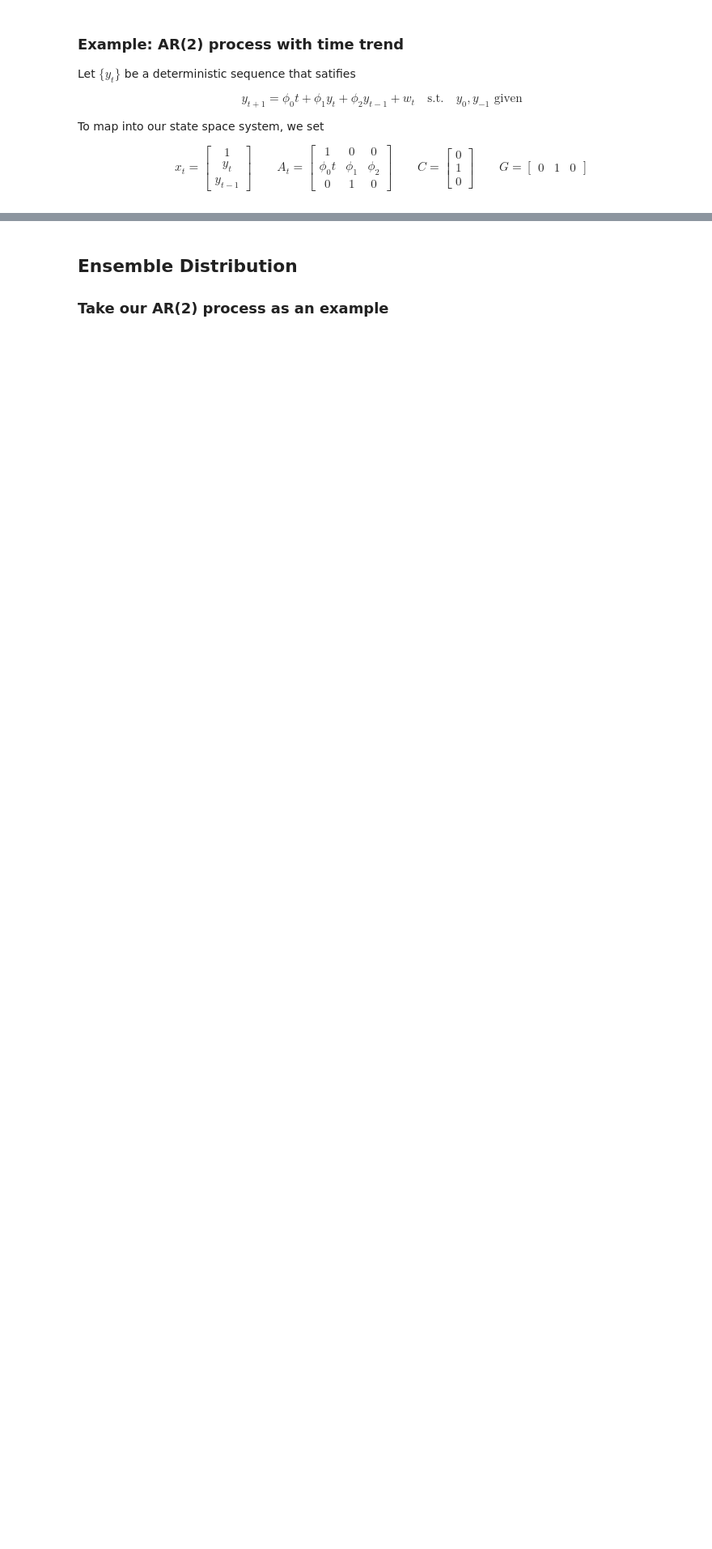
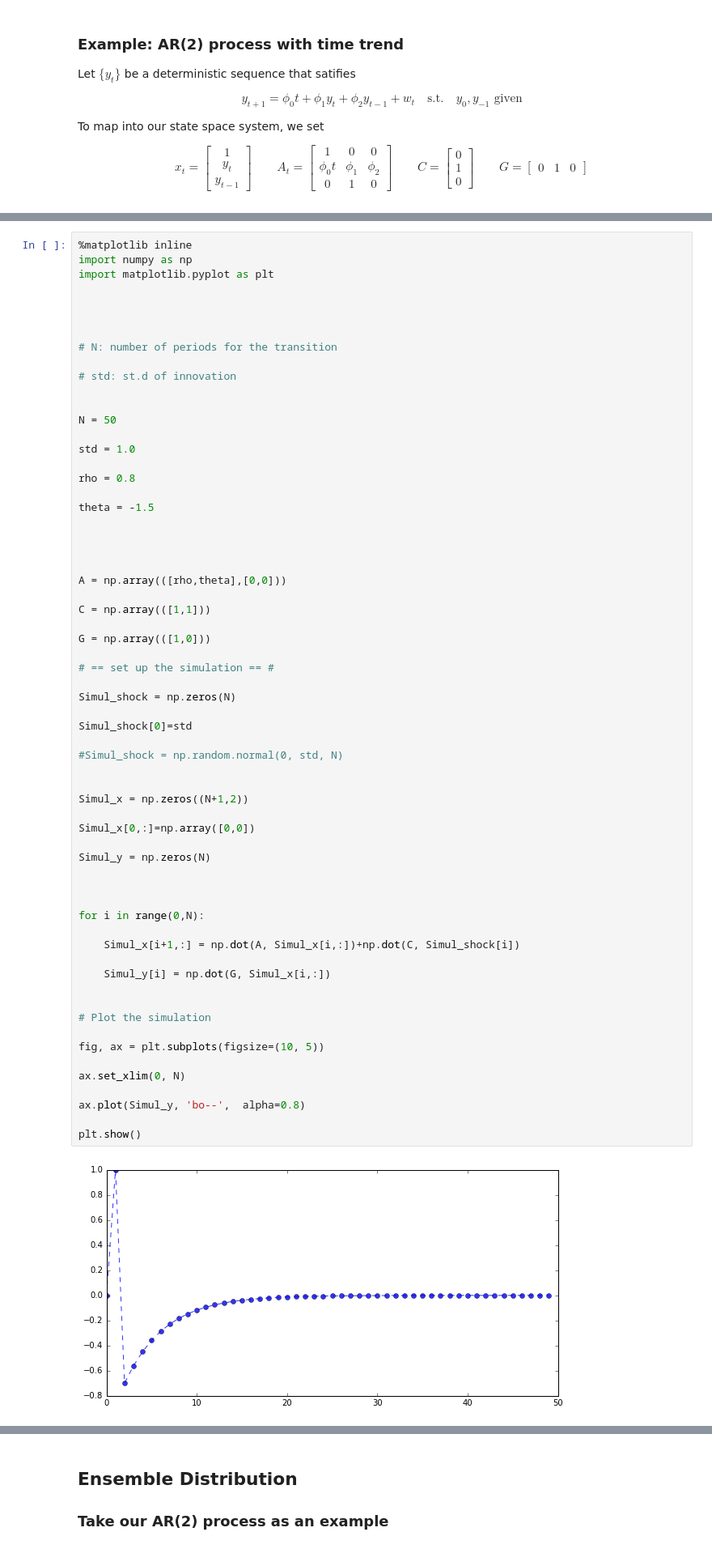
Before and after one commit to mmcky/nyu-econ-370, a Jupyter notebook: notebooks/Linear_state_space.ipynb, the cells around one changed output, grey strips where cells are left out. Shown at 81% size. Cells and saved outputs as stored; diff of their text form; blank space fills up the shorter version.

```diff
--- a/notebooks/Linear_state_space.ipynb
+++ b/notebooks/Linear_state_space.ipynb
@@ -721,3 +783,68 @@ $$
+# %%
+%matplotlib inline
+import numpy as np
+import matplotlib.pyplot as plt
+
+
+
+
+# N: number of periods for the transition
+
+# std: st.d of innovation
+
+
+N = 50
+
+std = 1.0
+
+rho = 0.8
+
+theta = -1.5
+
+
+
+
+A = np.array(([rho,theta],[0,0]))
+
+C = np.array(([1,1]))
+
+G = np.array(([1,0]))
+
+# == set up the simulation == #
+
+Simul_shock = np.zeros(N)
+
+Simul_shock[0]=std
+
+#Simul_shock = np.random.normal(0, std, N)
+
+
+Simul_x = np.zeros((N+1,2))
+
+Simul_x[0,:]=np.array([0,0])
+
+Simul_y = np.zeros(N)
+
+
+
+for i in range(0,N):
+
+    Simul_x[i+1,:] = np.dot(A, Simul_x[i,:])+np.dot(C, Simul_shock[i])
+
+    Simul_y[i] = np.dot(G, Simul_x[i,:])
+
+
+# Plot the simulation
+
+fig, ax = plt.subplots(figsize=(10, 5))
+
+ax.set_xlim(0, N)
+
+ax.plot(Simul_y, 'bo--',  alpha=0.8)
+
+plt.show()
+# %% [output]
+[figure, added]
 # %% [markdown]
 ## Lag Operator and Convergence Property
 
```
Also changed, not shown: parts of 9 cells of this notebook.
